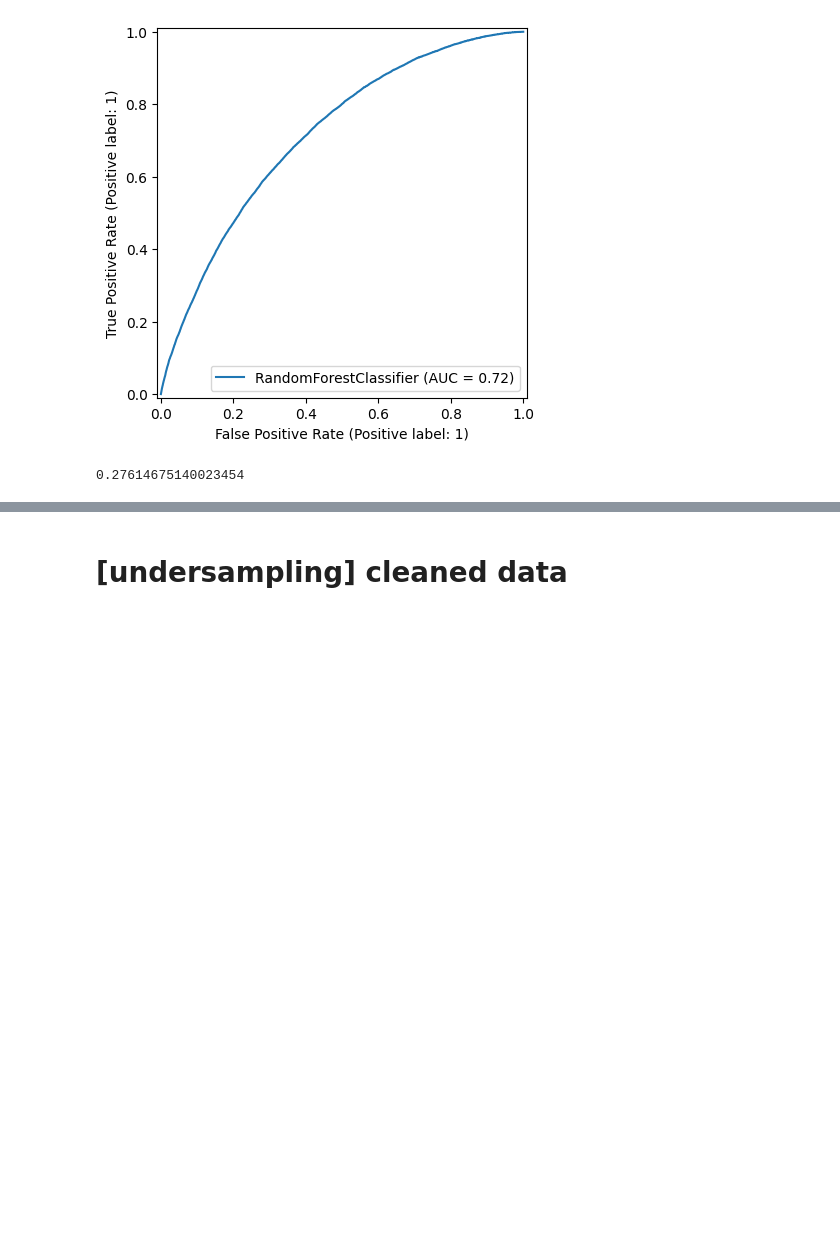
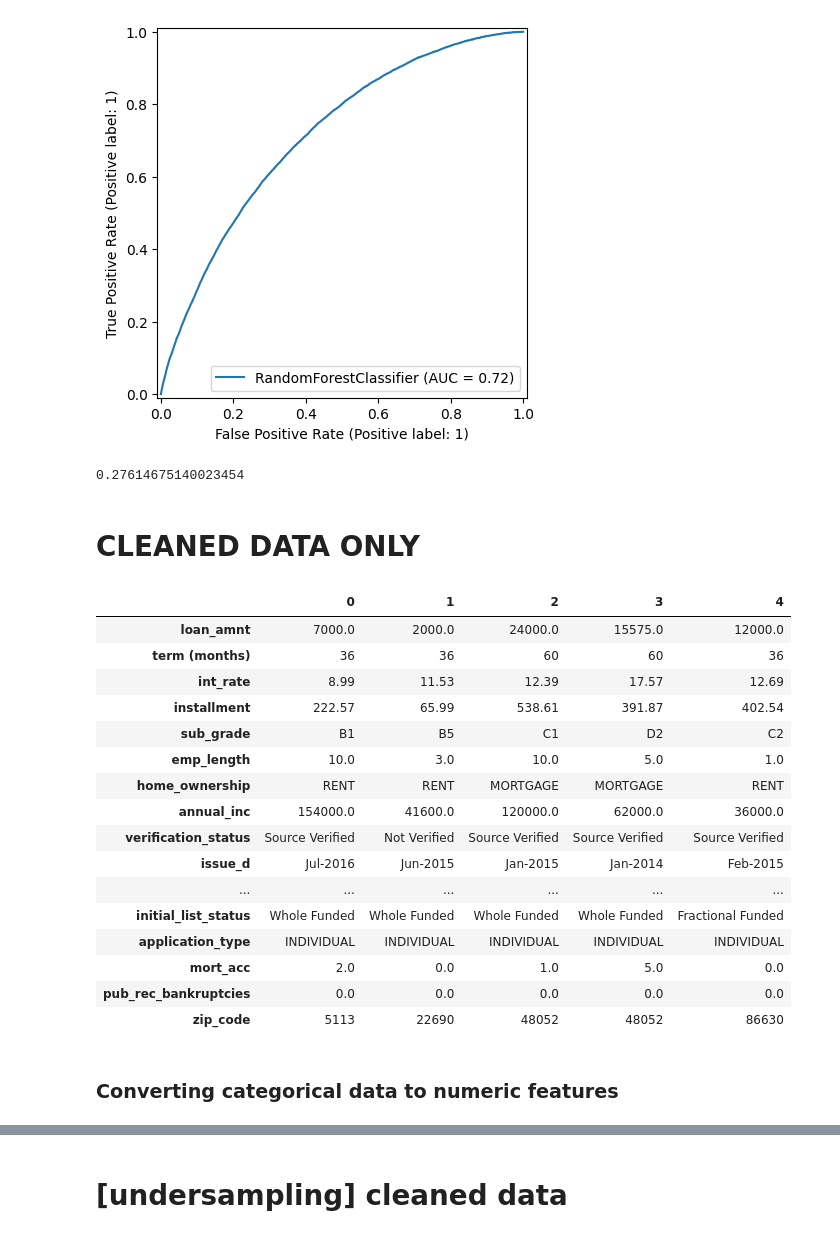
Before and after one commit to lalitharavi98/IS5126_Project-Loan-Default-Prediction, a Jupyter notebook: src/WY_rf_basic_model_kaggle.ipynb, the cells around one changed output, grey strips where cells are left out. Saved outputs shown, nothing was run; the diff lists cells and outputs as text; code cells hidden in the pictures; blank space fills up the shorter version.

```diff
--- a/src/WY_rf_basic_model_kaggle.ipynb
+++ b/src/WY_rf_basic_model_kaggle.ipynb
@@ -1450,3 +1450,7 @@ ks = max(tpr - fpr)
 ks
 # %% [output]
 0.27614675140023454
+# %% [markdown]
+# CLEANED DATA ONLY
+# %%
+df_train = pd.read_csv("../data/nptrain.csv")
@@ -1452,0 +1459,24 @@ ks
+# %%
+from IPython.display import display
+# Print the head of df_train vertically
+display(df_train.head().T)
+# %% [output]
+|  | 0 | 1 | 2 | 3 | 4 |
+| loan_amnt | 7000.0 | 2000.0 | 24000.0 | 15575.0 | 12000.0 |
+| term (months) | 36 | 36 | 60 | 60 | 36 |
+| int_rate | 8.99 | 11.53 | 12.39 | 17.57 | 12.69 |
+| installment | 222.57 | 65.99 | 538.61 | 391.87 | 402.54 |
+| sub_grade | B1 | B5 | C1 | D2 | C2 |
+| emp_length | 10.0 | 3.0 | 10.0 | 5.0 | 1.0 |
+| home_ownership | RENT | RENT | MORTGAGE | MORTGAGE | RENT |
+| annual_inc | 154000.0 | 41600.0 | 120000.0 | 62000.0 | 36000.0 |
+| verification_status | Source Verified | Not Verified | Source Verified | Source Verified | Source Verified |
+| issue_d | Jul-2016 | Jun-2015 | Jan-2015 | Jan-2014 | Feb-2015 |
+| ... | ... | ... | ... | ... | ... |
+| initial_list_status | Whole Funded | Whole Funded | Whole Funded | Whole Funded | Fractional Funded |
+| application_type | INDIVIDUAL | INDIVIDUAL | INDIVIDUAL | INDIVIDUAL | INDIVIDUAL |
+| mort_acc | 2.0 | 0.0 | 1.0 | 5.0 | 0.0 |
+| pub_rec_bankruptcies | 0.0 | 0.0 | 0.0 | 0.0 | 0.0 |
+| zip_code | 5113 | 22690 | 48052 | 48052 | 86630 |
+# %% [markdown]
+### Converting categorical data to numeric features
```
Also changed, not shown: parts of 18 cells of this notebook, 1 other file.
